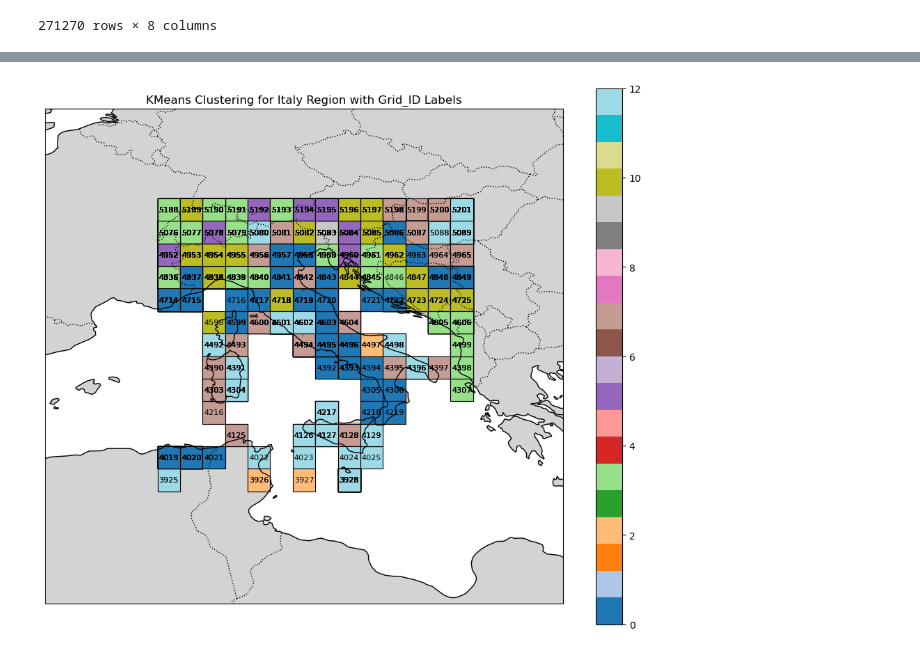
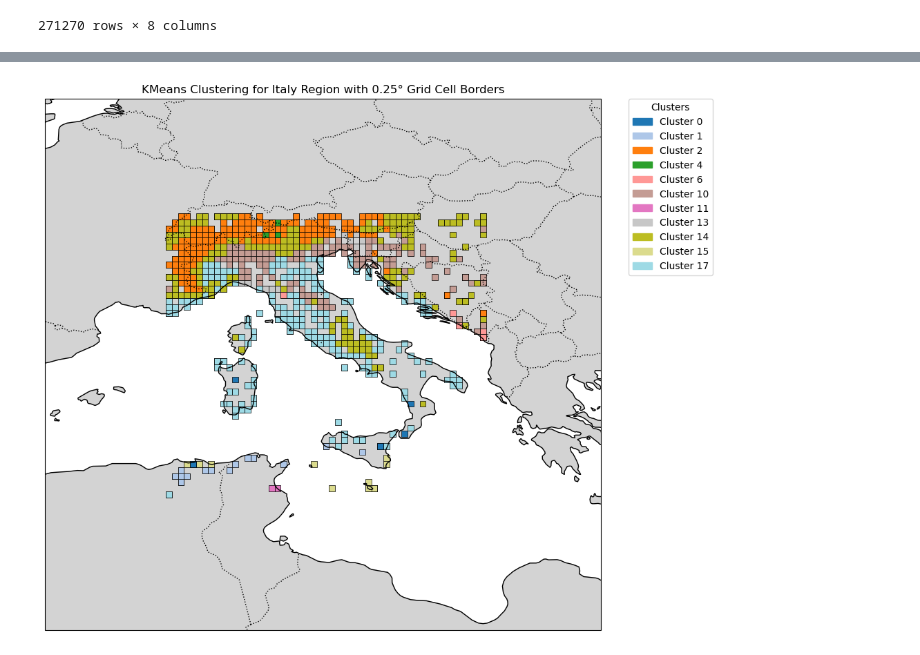
Before and after one commit to annitziak/biodiversity_analysis, a Jupyter notebook: locations_definition.ipynb, the cells around one changed output, grey strips where cells are left out. Saved outputs shown, nothing was run; the diff lists cells and outputs as text; code cells hidden in the pictures.

```diff
--- a/locations_definition.ipynb
+++ b/locations_definition.ipynb
@@ -64,9 +68,15 @@ aggregated_env
 # %%
 from sklearn.cluster import KMeans
 from sklearn.metrics import davies_bouldin_score
+from sklearn.preprocessing import StandardScaler
+
 
 
 bio_features = aggregated_env[['BIO1', 'BIO5', 'BI06', 'BIO12', 'BIO15']]
+
+# Standardize the features
+scaler = StandardScaler()
+bio_features_scaled = scaler.fit_transform(bio_features)
 
 cluster_range = range(5, 60)
 
@@ -75,9 +85,9 @@ dbi_scores = []
 
 for n_clusters in cluster_range:
     kmeans = KMeans(n_clusters=n_clusters, random_state=42)
-    kmeans.fit(bio_features)
+    kmeans.fit(bio_features_scaled)
     inertia.append(kmeans.inertia_)
-    dbi_scores.append(davies_bouldin_score(bio_features, kmeans.labels_))
+    dbi_scores.append(davies_bouldin_score(bio_features_scaled, kmeans.labels_))
 
 # Plot Inertia and Davies-Bouldin Index in a 2x1 grid
 fig, axes = plt.subplots(1, 2, figsize=(20, 10))
@@ -101,8 +111,8 @@ plt.show()
 # %%
 #run
 # a little bit not symmetric number of clusters
-kmeans = KMeans(n_clusters=16, random_state=42)
-aggregated_env["Cluster"]=kmeans.fit_predict(bio_features)
+kmeans = KMeans(n_clusters=20, random_state=42)
+aggregated_env["Cluster"]=kmeans.fit_predict(bio_features_scaled)
 
 print(aggregated_env["Cluster"].value_counts())
 
@@ -114,7 +124,8 @@ cluster_stats = aggregated_env.groupby('Cluster').agg(
     BIO15_mean=('BIO15', 'mean'), BIO15_sd=('BIO15', 'std')
 ).reset_index()
 
-print(cluster_stats)
+
+cluster_stats
 
 # example : Cluster 0 represents regions with moderate annual temperatures (mean of 13.43°C) and warm summers (mean max temperature of 27.29°C).
 # These areas experience moderate rainfall (mean annual precipitation of 811.80 mm) and a slight seasonal variation in temperature and precipitation.
@@ -159,10 +242,9 @@ import matplotlib.pyplot as plt
 import cartopy.crs as ccrs
 import cartopy.feature as cfeature
 from shapely.geometry import Polygon
+import matplotlib.patches as mpatches
 
-# Assuming `final` DataFrame is available and has 'Lat_grid', 'Lon_grid', 'Cluster', and 'Grid_ID'
 
-# Define Italy's approximate latitude and longitude range
 italy_min_lat, italy_max_lat = 35.0, 47.0   # Latitude range for Italy
 italy_min_lon, italy_max_lon = 6.0, 19.0    # Longitude range for Italy
 
@@ -170,43 +252,49 @@ italy_min_lon, italy_max_lon = 6.0, 19.0    # Longitude range for Italy
 italy_region = final[
     (final['Lat_grid'] >= italy_min_lat) &
     (final['Lat_grid'] <= italy_max_lat) &
     (final['Lon_grid'] >= italy_min_lon) &
     (final['Lon_grid'] <= italy_max_lon)
 ].copy()
 
-# Convert grid cells to polygons for plotting
-def create_square(lat, lon, size=1.0):
+def create_square(lat, lon, size=0.25):
     """Create a square polygon for a grid cell starting at (lat, lon) with a specified size."""
     return Polygon([(lon, lat), (lon + size, lat), (lon + size, lat + size), (lon, lat + size)])
 
-# Apply function to create geometry column
+# Apply function to create geometry column for individual grid cells
 italy_region['geometry'] = italy_region.apply(lambda row: create_square(row['Lat_grid'], row['Lon_grid']), axis=1)
 
-# Create a GeoDataFrame for Italy
+# Create a GeoDataFrame for Italy with individual grid cells
 gdf_italy = gpd.GeoDataFrame(italy_region, geometry='geometry')
 
-# Plot the clusters on a map with Cartopy
+# Plot the clusters on a map with Cartopy, showing each individual 0.25° grid cell
 fig, ax = plt.subplots(1, 1, figsize=(12, 10), subplot_kw={'projection': ccrs.PlateCarree()})
 ax.set_extent([italy_min_lon - 5, italy_max_lon + 5, italy_min_lat - 5, italy_max_lat + 5], crs=ccrs.PlateCarree())
 
 # Add land and borders for context
 ax.add_feature(cfeature.LAND, color='lightgrey')
 ax.add_feature(cfeature.BORDERS, linestyle=':', edgecolor='black')
 ax.add_feature(cfeature.COASTLINE, edgecolor='black')
 
-# Plot the Italy region clusters
-gdf_italy.plot(column='Cluster', cmap='tab20', linewidth=0.8, ax=ax, edgecolor='black', legend=True)
+# Plot the Italy region clusters without aggregating
+cmap = 'tab20'
+gdf_italy.plot(column='Cluster', cmap=cmap, linewidth=0.5, ax=ax, edgecolor='black', legend=False)
 
-# Annotate each grid cell with its Grid_ID
-for idx, row in gdf_italy.iterrows():
-    plt.text(row.geometry.centroid.x, row.geometry.centroid.y, str(row['Grid_ID']),
-             ha='center', va='center', fontsize=8, color='black')
+unique_clusters = sorted(italy_region['Cluster'].unique())  # Sort clusters in ascending order
+handles = [mpatches.Patch(color=plt.cm.get_cmap(cmap)(i / max(unique_clusters)), label=f'Cluster {int(i)}') for i in unique_clusters]
+
+# Add custom legend in order
+plt.legend(handles=handles, title="Clusters", bbox_to_anchor=(1.05, 1), loc='upper left', borderaxespad=0.)
+
+# Add custom legend
+plt.legend(handles=handles, title="Clusters", bbox_to_anchor=(1.05, 1), loc='upper left', borderaxespad=0.)
 
 # Customize plot
-ax.set_title("KMeans Clustering for Italy Region with Grid_ID Labels")
+ax.set_title("KMeans Clustering for Italy Region with 0.25° Grid Cell Borders")
 ax.set_xlabel("Longitude")
 ax.set_ylabel("Latitude")
 
 plt.show()
+
+#if you see here for example all the alpes are color coded with orange and are different from all the others
 # %% [output]
-[figure, old version]
+[figure, new version]
```
Also changed, not shown: parts of 7 cells of this notebook.
